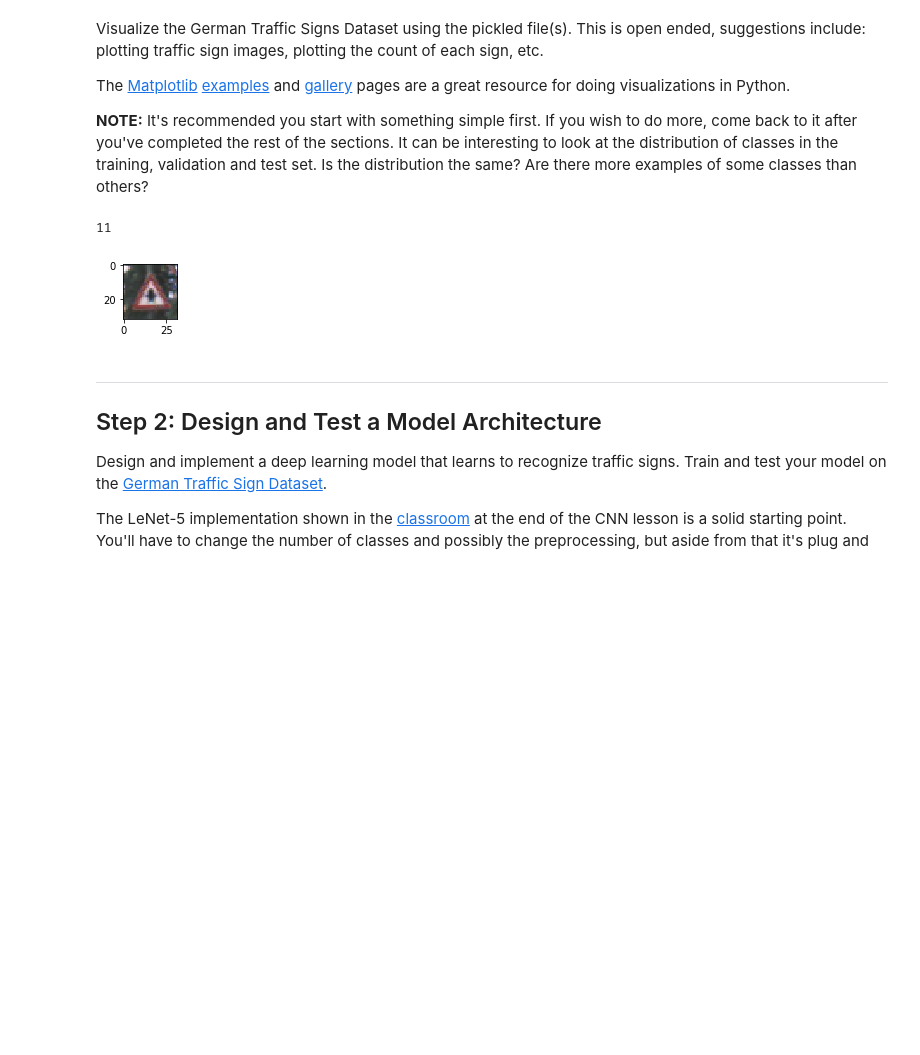
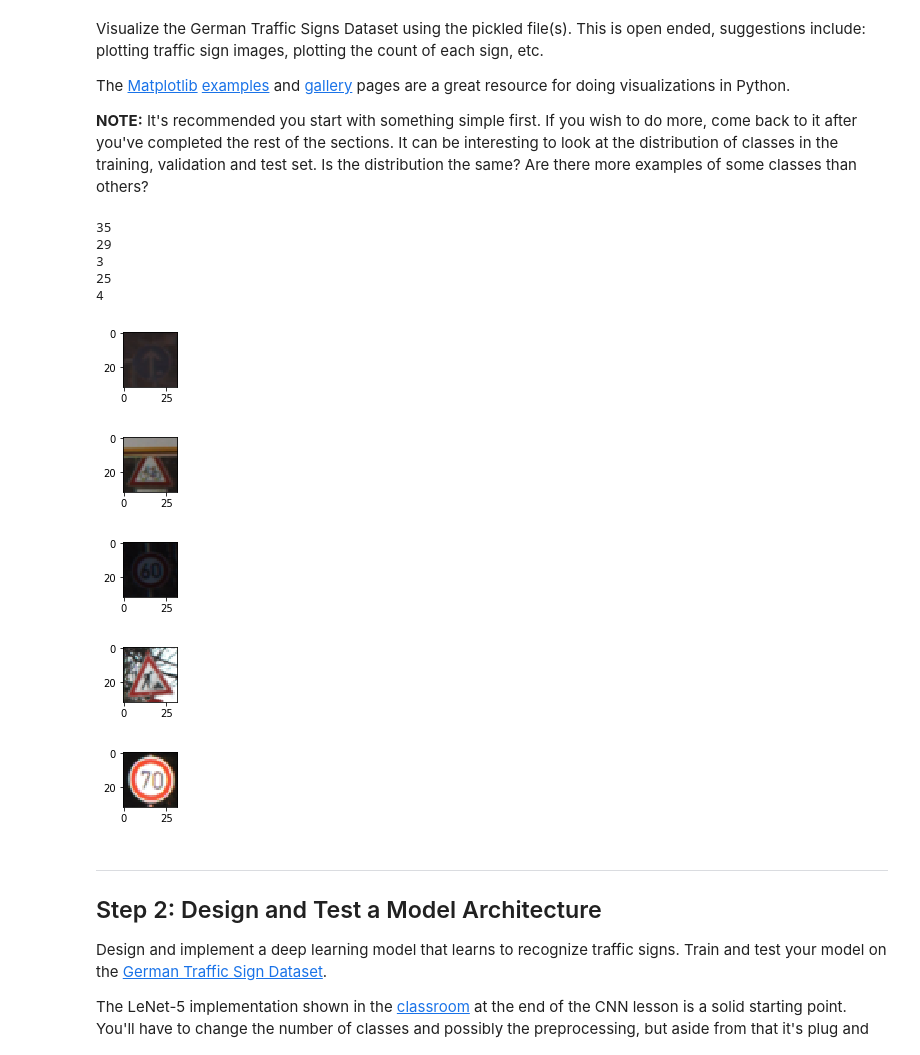
Before and after one commit to dayuwater/traffic_sign_classifier, a Jupyter notebook: Traffic_Sign_Classifier.ipynb, the cells around one changed output. Drawn from its saved outputs; the diff is of its cells as text; code cells hidden in the pictures; blank space fills up the shorter version.

```diff
--- a/Traffic_Sign_Classifier.ipynb
+++ b/Traffic_Sign_Classifier.ipynb
@@ -121,21 +121,30 @@ The [Matplotlib](http://matplotlib.org/) [examples](http://matplotlib.org/exampl
 # %%
 ### Data exploration visualization code goes here.
 ### Feel free to use as many code cells as needed.
 import random
 import numpy as np
 import matplotlib.pyplot as plt
 # Visualizations will be shown in the notebook.
 %matplotlib inline
 
-index = random.randint(0, len(X_train))
-image = X_train[index].squeeze()
+for _ in range(5):
+    index = random.randint(0, len(X_train))
+    image = X_train[index].squeeze()
 
-plt.figure(figsize=(1,1))
-plt.imshow(image)
-print(y_train[index])
+    plt.figure(figsize=(1,1))
+    plt.imshow(image)
+    print(y_train[index])
 # %% [output]
-11
+35
+29
+3
+25
+4
-[figure, old version]
+[figure, new version]
+[figure, added]
+[figure, added]
+[figure, added]
+[figure, added]
 # %% [markdown]
 ----
 
```
Also changed, not shown: parts of 11 cells of this notebook, 1 other file.
